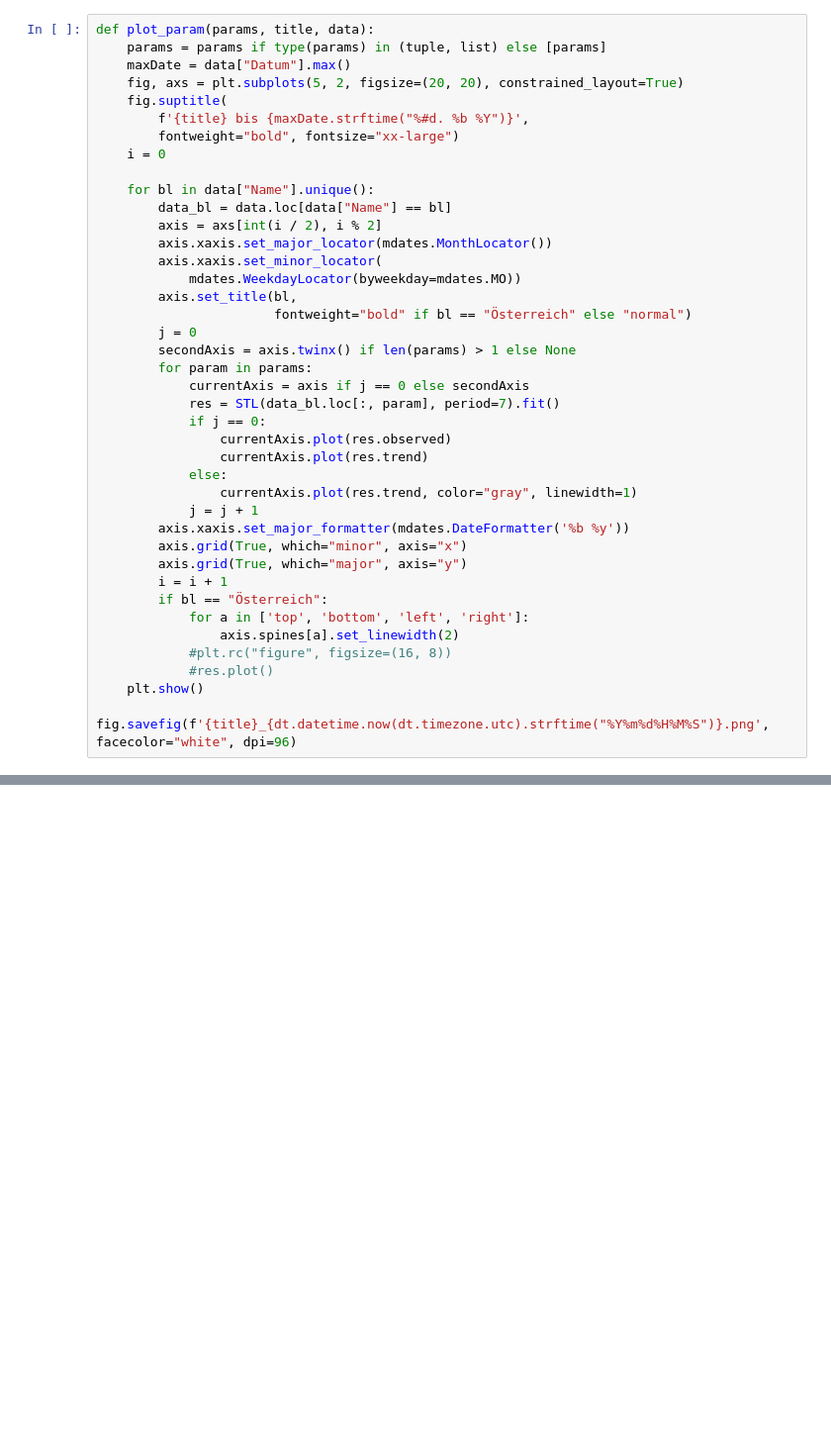
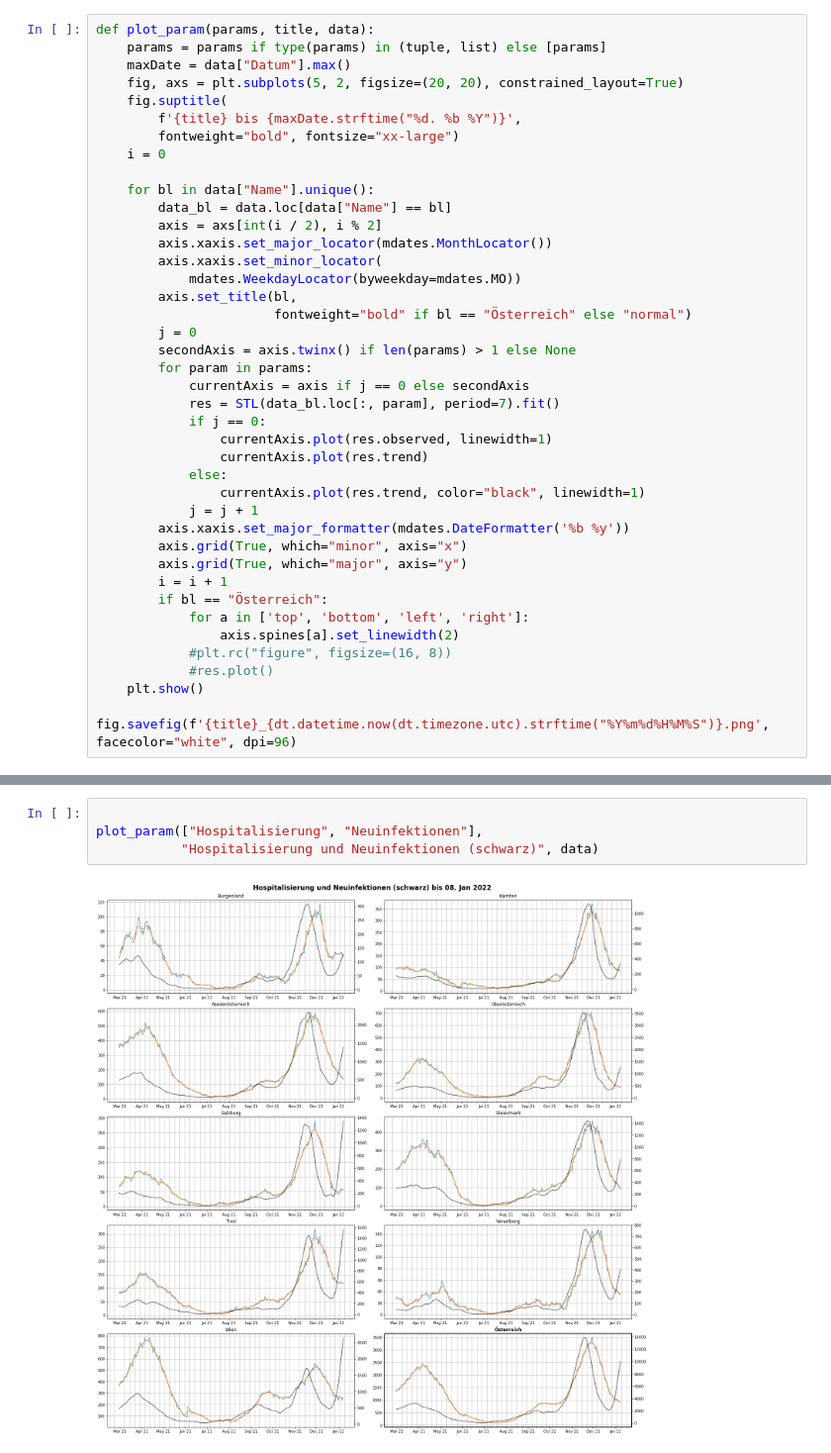
Before and after one commit to schletz/Pos5xhif, a Jupyter notebook: CovidAuswertung/covid_auswertung.ipynb, the cells around one changed output, grey strips where cells are left out. Shown at 99% size. Drawn from its saved outputs; the diff is of its cells as text; blank space fills up the shorter version.

```diff
--- a/CovidAuswertung/covid_auswertung.ipynb
+++ b/CovidAuswertung/covid_auswertung.ipynb
@@ -13,7 +15,7 @@ def plot_param(params, title, data):
     maxDate = data["Datum"].max()
     fig, axs = plt.subplots(5, 2, figsize=(20, 20), constrained_layout=True)
     fig.suptitle(
-        f'{title} bis {maxDate.strftime("%#d. %b %Y")}',
+        f'{title} bis {maxDate.strftime("%d. %b %Y")}',
         fontweight="bold", fontsize="xx-large")
     i = 0
 
@@ -31,10 +33,10 @@ def plot_param(params, title, data):
             currentAxis = axis if j == 0 else secondAxis
             res = STL(data_bl.loc[:, param], period=7).fit()
             if j == 0:
-                currentAxis.plot(res.observed)
+                currentAxis.plot(res.observed, linewidth=1)
                 currentAxis.plot(res.trend)
             else:
-                currentAxis.plot(res.trend, color="gray", linewidth=1)
+                currentAxis.plot(res.trend, color="black", linewidth=1)
             j = j + 1
         axis.xaxis.set_major_formatter(mdates.DateFormatter('%b %y'))
         axis.grid(True, which="minor", axis="x")
@@ -88,0 +108,6 @@ plot_param(["TestungenPCRTaeglich", "Neuinfektionen"], "Tägliche PCR Tests und
+# %%
+
+plot_param(["Hospitalisierung", "Neuinfektionen"],
+           "Hospitalisierung und Neuinfektionen (schwarz)", data)
+# %% [output]
+[figure, added]
```
Also changed, not shown: parts of 10 cells of this notebook, 5 other files.
